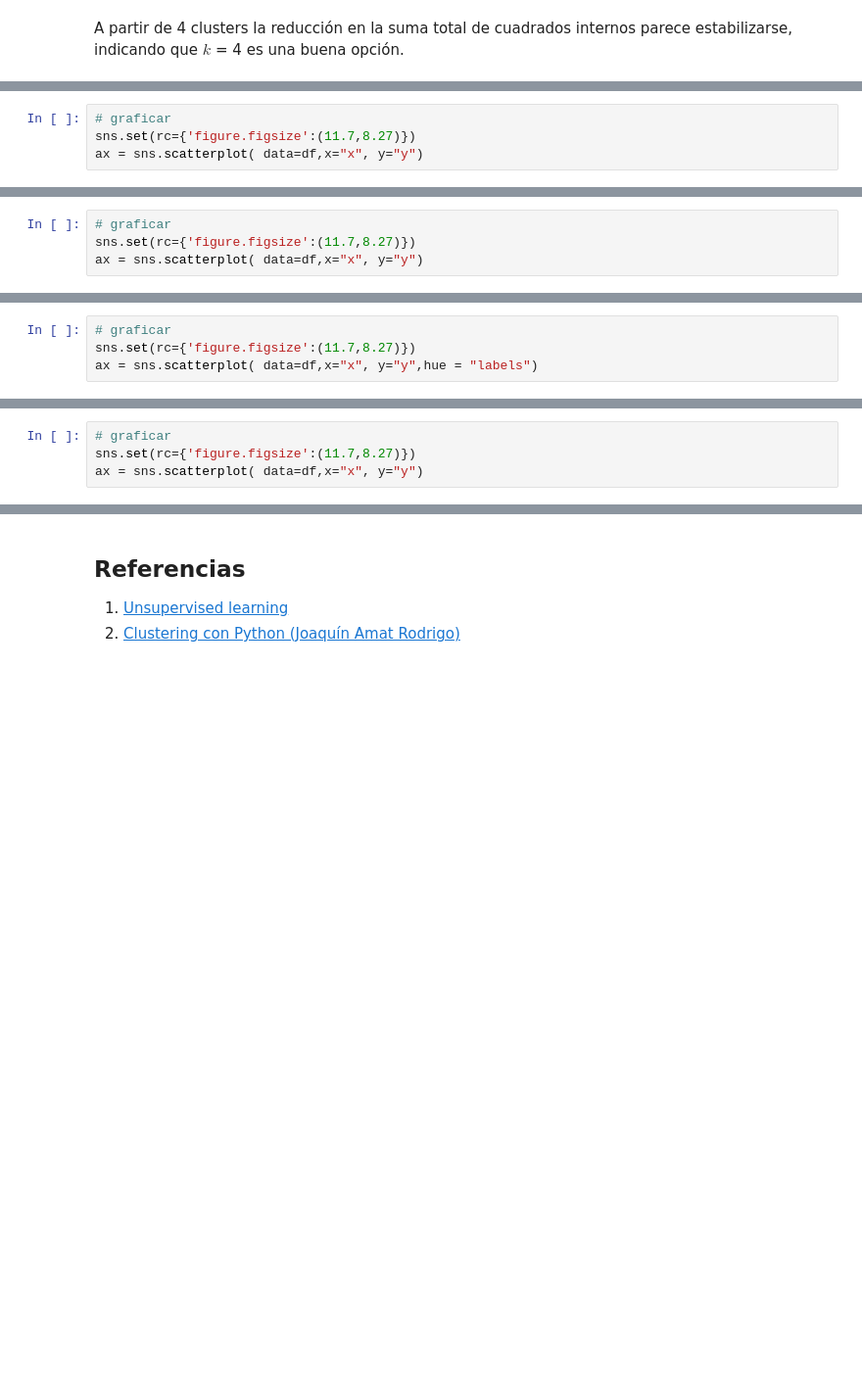
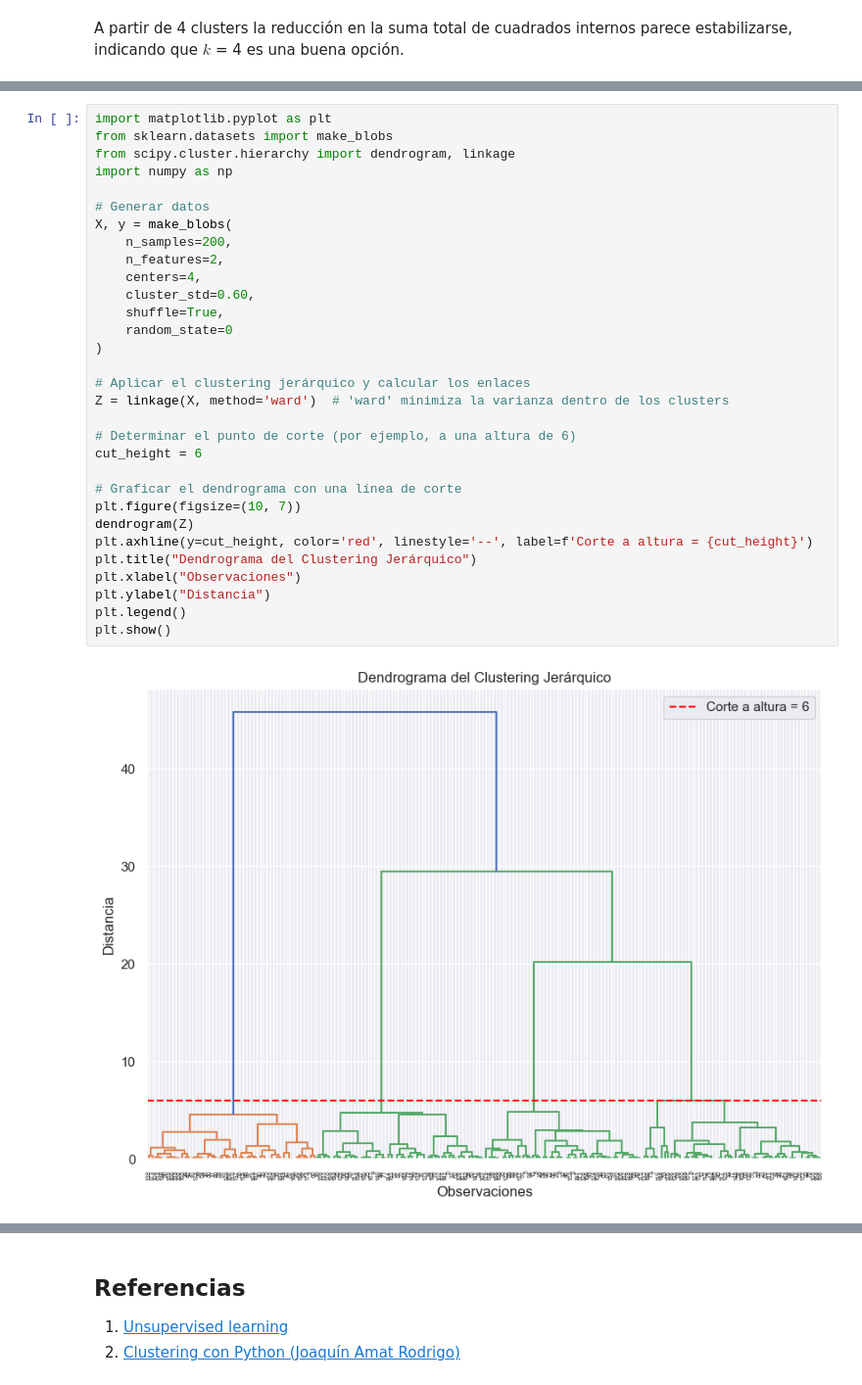
Before and after one commit to fralfaro/MAT281_2024, a Jupyter notebook: docs/lectures/machine_learning/ns_01.ipynb, the cells around one changed output, grey strips where cells are left out. Shown at 98% size. Cells and saved outputs as stored; diff of their text form; blank space fills up the shorter version.

```diff
--- a/docs/lectures/machine_learning/ns_01.ipynb
+++ b/docs/lectures/machine_learning/ns_01.ipynb
@@ -391,4 +239,0 @@ df.head()
-# %%
-# graficar
-sns.set(rc={'figure.figsize':(11.7,8.27)})
-ax = sns.scatterplot( data=df,x="x", y="y")
@@ -621,4 +239,0 @@ df.head()
-# %%
-# graficar
-sns.set(rc={'figure.figsize':(11.7,8.27)})
-ax = sns.scatterplot( data=df,x="x", y="y")
@@ -657,4 +239,0 @@ df['labels'] = modelo_dbscan.labels_
-# %%
-# graficar
-sns.set(rc={'figure.figsize':(11.7,8.27)})
-ax = sns.scatterplot( data=df,x="x", y="y",hue = "labels")
@@ -755,4 +239,0 @@ df.head()
-# %%
-# graficar
-sns.set(rc={'figure.figsize':(11.7,8.27)})
-ax = sns.scatterplot( data=df,x="x", y="y")
@@ -944,0 +283,33 @@ El clustering puede ser una herramienta muy útil para encontrar agrupaciones en
+# %%
+import matplotlib.pyplot as plt
+from sklearn.datasets import make_blobs
+from scipy.cluster.hierarchy import dendrogram, linkage
+import numpy as np
+
+# Generar datos
+X, y = make_blobs(
+    n_samples=200,
+    n_features=2,
+    centers=4,
+    cluster_std=0.60,
+    shuffle=True,
+    random_state=0
+)
+
+# Aplicar el clustering jerárquico y calcular los enlaces
+Z = linkage(X, method='ward')  # 'ward' minimiza la varianza dentro de los clusters
+
+# Determinar el punto de corte (por ejemplo, a una altura de 6)
+cut_height = 6
+
+# Graficar el dendrograma con una línea de corte
+plt.figure(figsize=(10, 7))
+dendrogram(Z)
+plt.axhline(y=cut_height, color='red', linestyle='--', label=f'Corte a altura = {cut_height}')
+plt.title("Dendrograma del Clustering Jerárquico")
+plt.xlabel("Observaciones")
+plt.ylabel("Distancia")
+plt.legend()
+plt.show()
+# %% [output]
+[figure, added]
```
Also changed, not shown: parts of 79 cells of this notebook.
